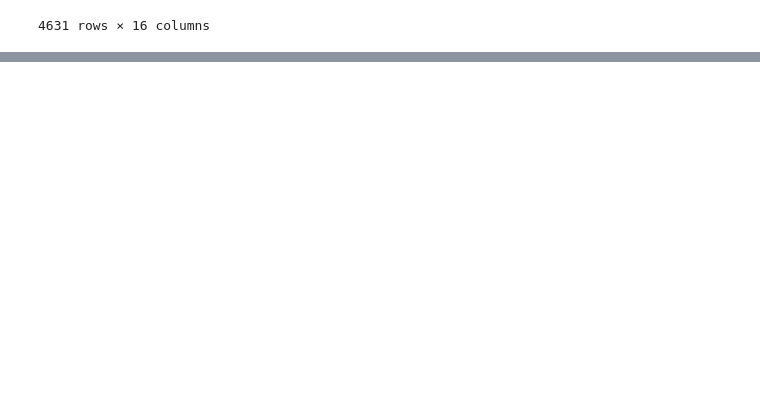
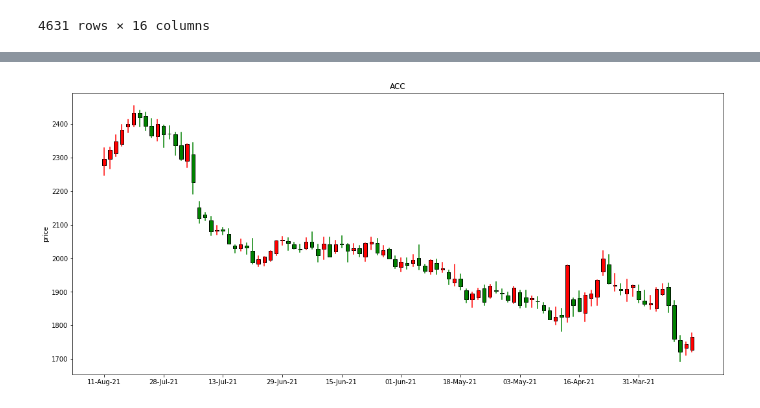
Before and after one commit to divyanshu-kunwar/Financial-Graph-Lib, a Jupyter notebook: example/CandleStickGraph.ipynb, the cells around one changed output, grey strips where cells are left out. Cells and saved outputs as stored; diff of their text form; code cells hidden in the pictures; blank space fills up the shorter version.

Commit message:
added example candlestick

```diff
--- a/example/CandleStickGraph.ipynb
+++ b/example/CandleStickGraph.ipynb
@@ -19,6 +23,7 @@ df
 | 4630 | 01-Jan-03 | ACC | EQ | 165.10 | 166.00 | 167.00 | 164.00 | 164.30 | 164.35 | 164.71 | ... |
 4631 rows × 16 columns
 # %%
-data = fglib.financialGraph.Data(df,graphtype="candle")
-print(data.renko())
+data = fg.Data(df,graphtype="candle")
+candle_data = data.send_data()
+candle_data
 # %% [output]
@@ -25,0 +51,31 @@ None
+# %%
+candle_data = candle_data.head(100)
+# %%
+fig, ax = plt.subplots(1, figsize=(18,8))
+lines = []
+patches = []
+for i in candle_data.index:
+    if candle_data['close'][i] >=candle_data['open'][i]:
+        lower = candle_data['open'][i]
+        height = candle_data['close'][i] - candle_data['open'][i]
+    else:
+        lower = candle_data['close'][i]
+        height = candle_data['open'][i] - candle_data['close'][i]
+
+    vline = Line2D(xdata=(i, i), ydata=(candle_data['low'][i],candle_data['high'][i]),color=candle_data['color'][i])
+
+    rect = Rectangle(xy=(i-0.3,lower),width=0.6,height=height,facecolor=candle_data['color'][i],edgecolor='k')
+    rect.set_alpha(alpha=1.0)
+
+    lines.append(vline)
+    patches.append(rect)
+    ax.add_line(vline)
+    ax.add_patch(rect)
+ax.autoscale_view()
+ax.set_ylabel('price')
+ax.set_title('ACC')
+ax.set_xticks(candle_data.index[::10])
+ax.set_xticklabels(candle_data["date"][::10])
+plt.show()
+# %% [output]
+[figure, added]
```
Also changed, not shown: parts of 3 cells of this notebook.
